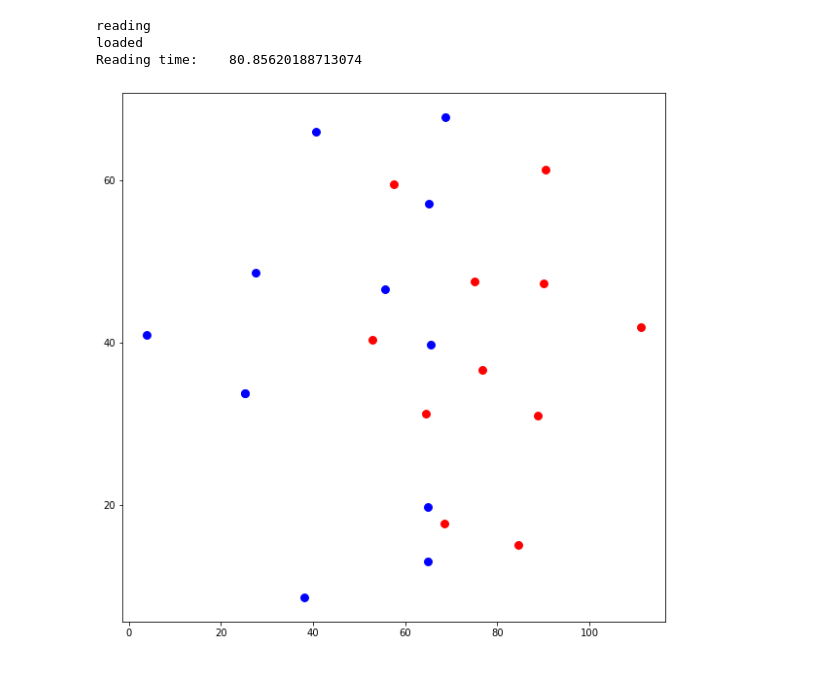
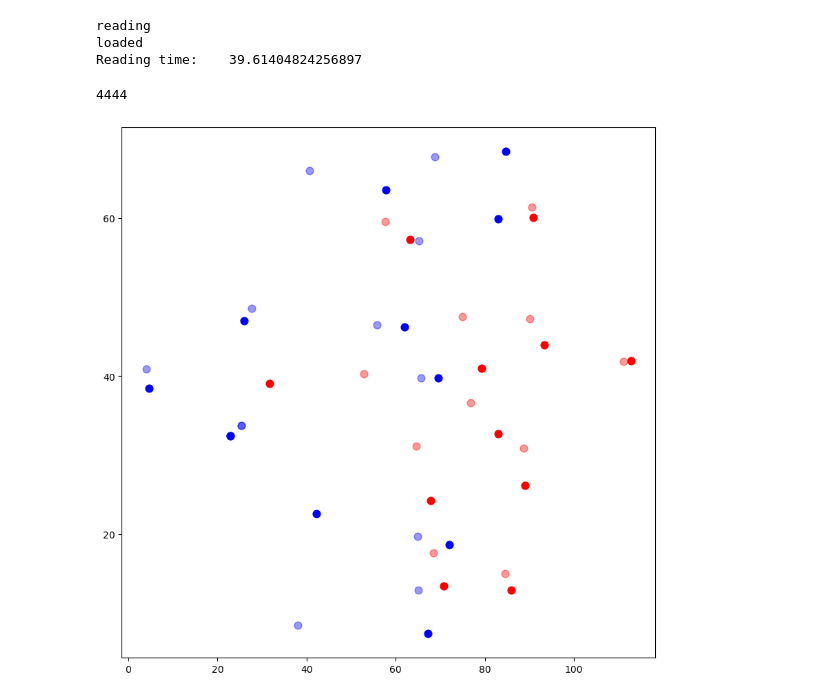
Before and after one commit to Lu-Zetian/gnn-for-goal-prediction, a Jupyter notebook: visualize.ipynb, the cells around one changed output. Cells and saved outputs as stored; diff of their text form; code cells hidden in the pictures.

```diff
--- a/visualize.ipynb
+++ b/visualize.ipynb
@@ -32,12 +76,15 @@ helper.visualize_tensor_range_label_change_rate(group=GROUP.Away, end=299,start=
 # To show the position of player in a specific time
 # It might take around 1.5 minutes to load data
 filename = "data_finalized.pickle"
-helper2 = PlayerPositionVHelper(get_location_data(load_data(filename), 0), 200, 200)
+data = load_data(filename)
+helper2 = PlayerPositionVHelper(get_location_data(data, 0), 200, 200)
 # %% [output]
 reading
 loaded
-Reading time:    80.85620188713074
+Reading time:    39.61404824256897
 # %%
-helper2.visualize_tensor(2, True)
+print(helper2.time)
+helper2.visualize_tensor(3, True)
 # %% [output]
+4444
-[figure, old version]
+[figure, new version]
```
Also changed, not shown: parts of 18 cells of this notebook, 1 other file.
